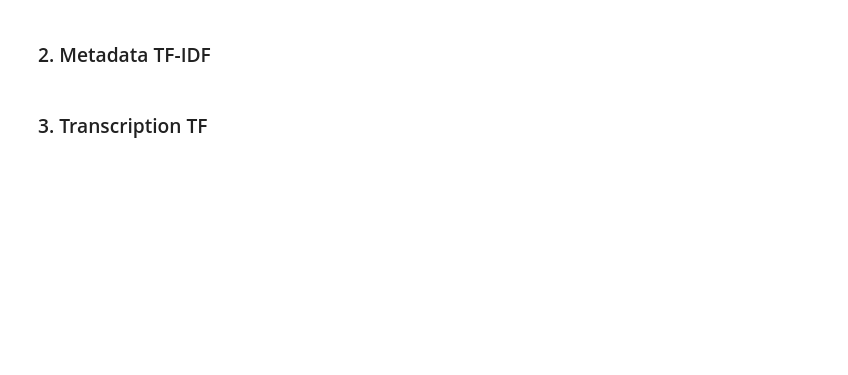
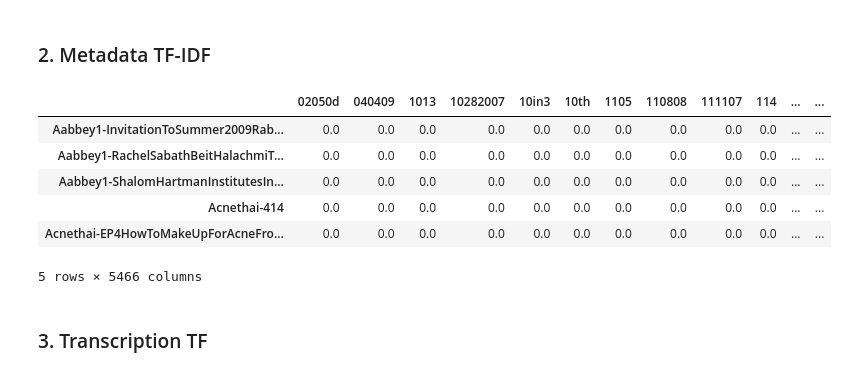
Before and after one commit to cmisid/Karadoc, a Jupyter notebook: notebooks/metaclassification.ipynb, the cells around one changed output. Drawn from its saved outputs; the diff is of its cells as text; code cells hidden in the pictures; blank space fills up the shorter version.

```diff
--- a/notebooks/metaclassification.ipynb
+++ b/notebooks/metaclassification.ipynb
@@ -20,11 +30,21 @@ tf_metadata = tf_metadata.groupby(tf_metadata.columns, axis=1).sum() # Drop dupl
 # %%
 from sklearn.feature_extraction.text import TfidfTransformer
 
 tfidf_metadata = pd.DataFrame(
     data=TfidfTransformer().fit_transform(tf_metadata).todense(),
     index=tf_metadata.index,
     columns=tf_metadata.columns
 )
+
+tfidf_metadata.head()
+# %% [output]
+|  | 02050d | 040409 | 1013 | 10282007 | 10in3 | 10th | 1105 | 110808 | 111107 | 114 | ... | ... |
+| Aabbey1-InvitationToSummer2009Rab... | 0.0 | 0.0 | 0.0 | 0.0 | 0.0 | 0.0 | 0.0 | 0.0 | 0.0 | 0.0 | ... | ... |
+| Aabbey1-RachelSabathBeitHalachmiT... | 0.0 | 0.0 | 0.0 | 0.0 | 0.0 | 0.0 | 0.0 | 0.0 | 0.0 | 0.0 | ... | ... |
+| Aabbey1-ShalomHartmanInstitutesIn... | 0.0 | 0.0 | 0.0 | 0.0 | 0.0 | 0.0 | 0.0 | 0.0 | 0.0 | 0.0 | ... | ... |
+| Acnethai-414 | 0.0 | 0.0 | 0.0 | 0.0 | 0.0 | 0.0 | 0.0 | 0.0 | 0.0 | 0.0 | ... | ... |
+| Acnethai-EP4HowToMakeUpForAcneFro... | 0.0 | 0.0 | 0.0 | 0.0 | 0.0 | 0.0 | 0.0 | 0.0 | 0.0 | 0.0 | ... | ... |
+5 rows × 5466 columns
 # %% [markdown]
 ### 3. Transcription TF
 # %%
```
Also changed, not shown: parts of 23 cells of this notebook, 11 other files.
